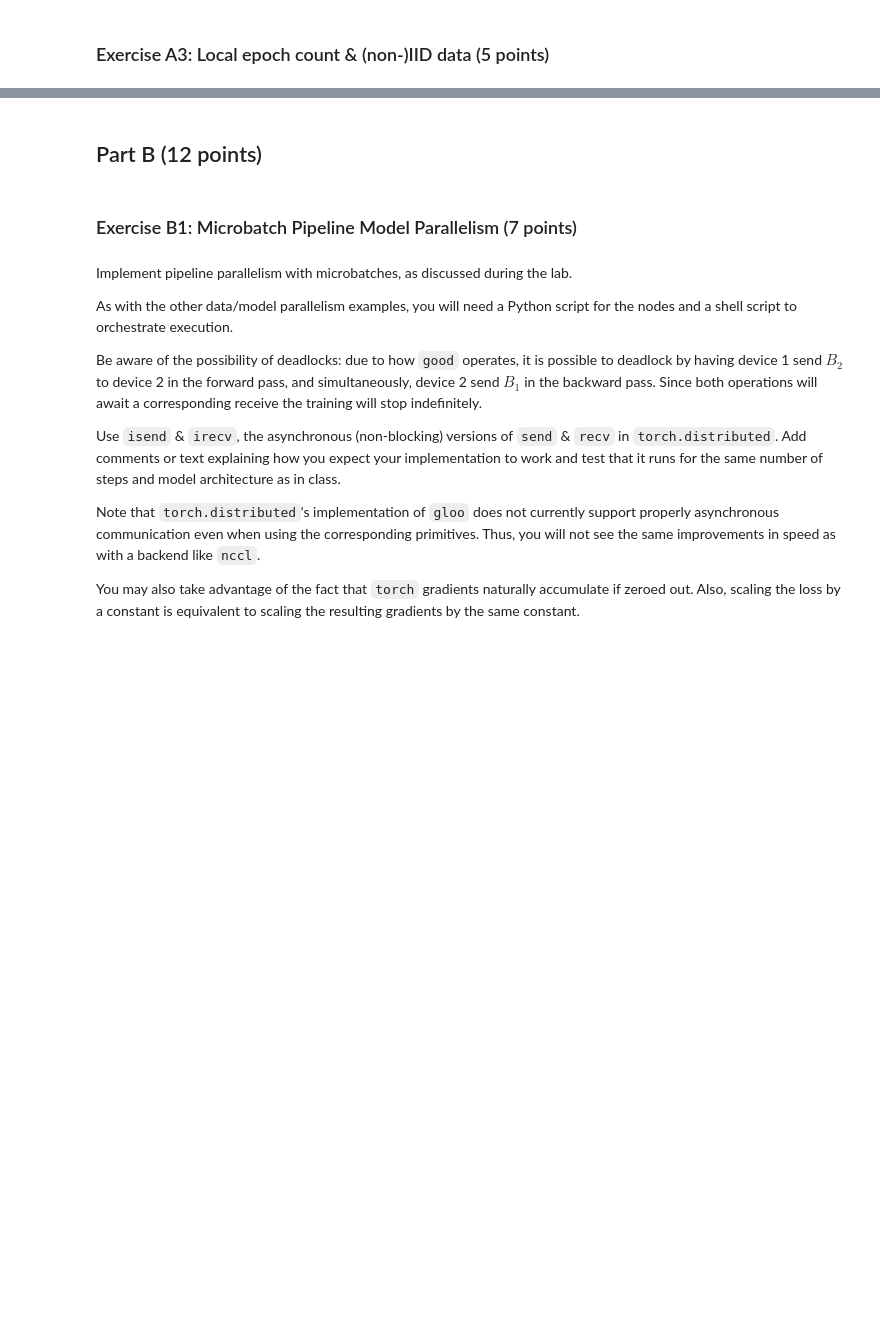
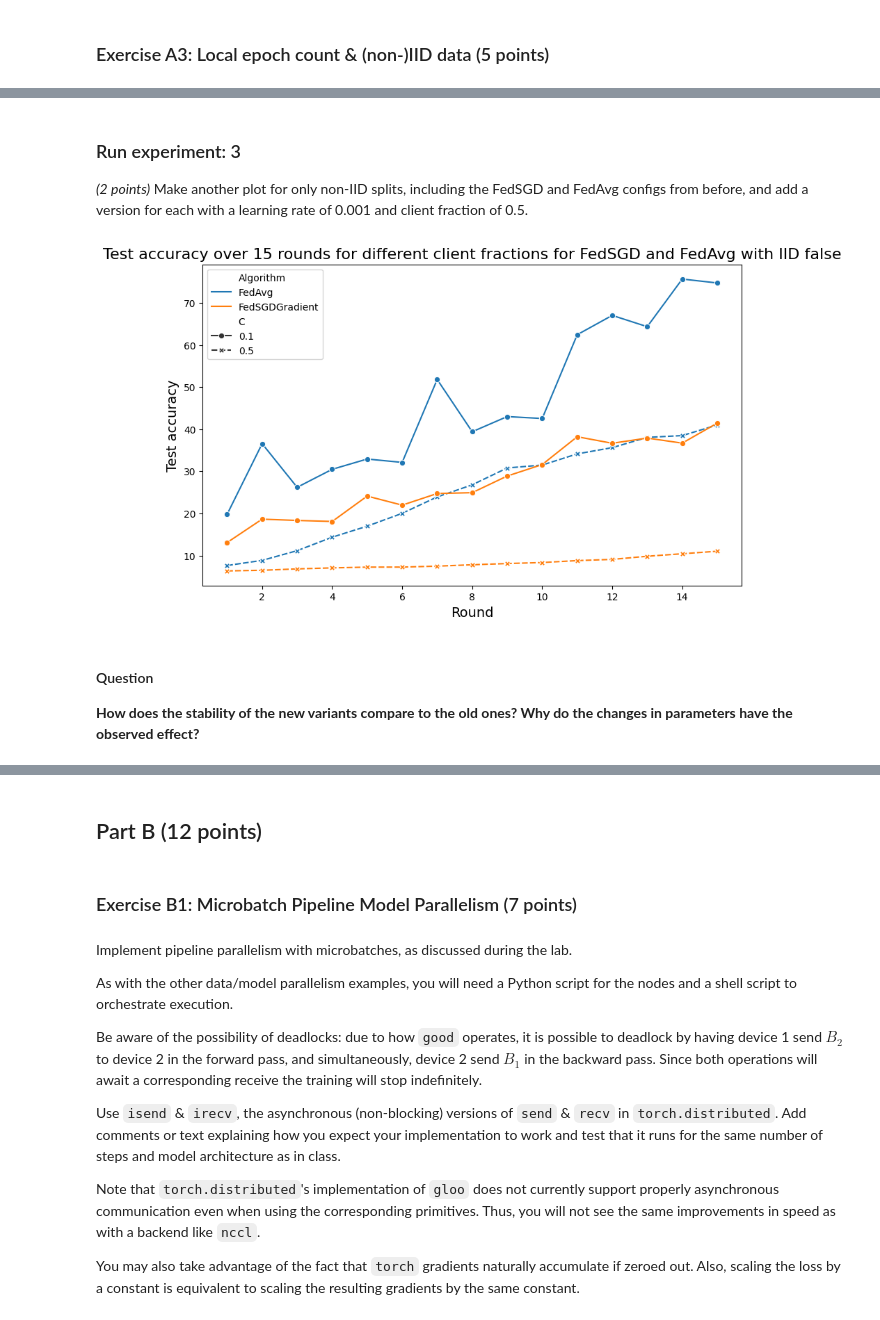
Before and after one commit to waldleben/DDL25Spring, a Jupyter notebook: lab/homework-1.ipynb, the cells around one changed output, grey strips where cells are left out. Cells and saved outputs as stored; diff of their text form; code cells hidden in the pictures; blank space fills up the shorter version.

```diff
--- a/lab/homework-1.ipynb
+++ b/lab/homework-1.ipynb
@@ -131,0 +303,28 @@ TODO
+# %% [markdown]
+### Run experiment: 3
+_(2 points)_ Make another plot for only non-IID splits, including the FedSGD and FedAvg configs from before, and add a version for each with a learning rate of 0.001 and client fraction of 0.5.
+# %%
+sample_split = split(n, False, seed)
+fedavg_server_iidFalse_nr15_c_lr = FedAvgServer(0.001, n, sample_split, 0.5, e, seed)
+result_fedavg_iidFalse_nr15_c_lr = fedavg_server_iidFalse_nr15_c_lr.run(15)
+fedavg_iidFalse_nr15_c_lr_df = result_fedavg_iidFalse_nr15_c_lr.as_df()
+# %%
+sample_split = split(n, False, seed)
+fedavg_server_iidFalse_nr15_c_lr = FedSgdGradientServer(0.001, sample_split, 0.5, seed)
+result_fedsgd_iidFalse_nr15_c_lr = fedavg_server_iidFalse_nr15_c_lr.run(15)
+fedsgd_iidFalse_nr15_c_lr_df = result_fedsgd_iidFalse_nr15_c_lr.as_df()
+# %%
+combined_fed_iid_nr15_c_df = pd.concat([fedavg_iidFalse_nr15_df, fedavg_iidFalse_nr15_c_lr_df, fedsgd_iidFalse_nr15_df, fedsgd_iidFalse_nr15_c_lr_df], ignore_index=True)
+
+plt.figure(figsize=(10, 6))
+sns.lineplot(data=combined_fed_iid_nr15_c_df, x='Round', y='Test accuracy', hue='Algorithm', style='C', markers=True)
+
+plt.title('Test accuracy over 15 rounds for different client fractions for FedSGD and FedAvg with IID false', fontsize=16)
+plt.xlabel('Round', fontsize=14)
+plt.ylabel('Test accuracy', fontsize=14)
+plt.show()
+# %% [output]
+[figure, added]
+# %% [markdown]
+#### Question
+**How does the stability of the new variants compare to the old ones? Why do the changes in parameters have the observed effect?**
```
Also changed, not shown: parts of 45 cells of this notebook, 15 other files.
